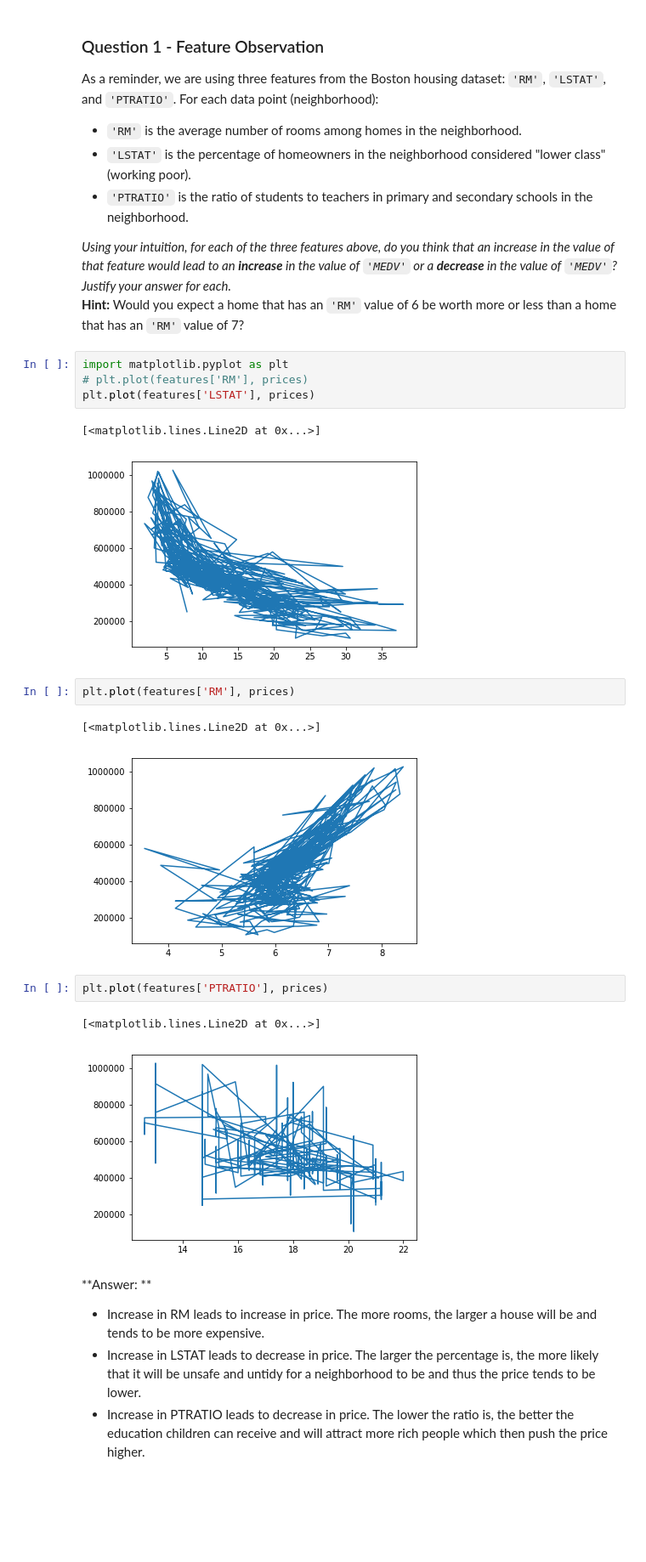
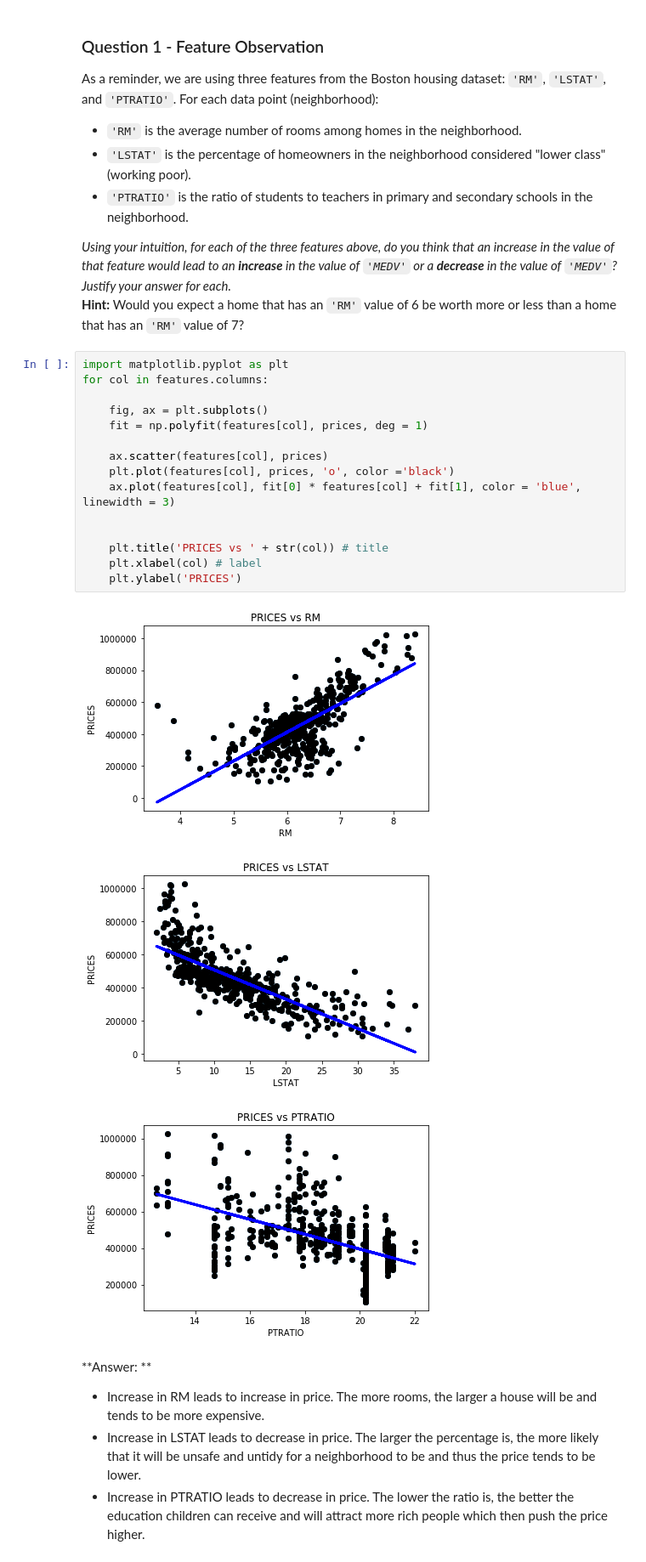
Before and after one commit to kyle1492/ml_project, a Jupyter notebook: boston_housing/boston_housing.ipynb, the cells around one changed output. Shown: that part at 85% size. Drawn from its saved outputs; the diff is of its cells as text; blank space fills up the shorter version.

```diff
--- a/boston_housing/boston_housing.ipynb
+++ b/boston_housing/boston_housing.ipynb
@@ -96,23 +96,25 @@ As a reminder, we are using three features from the Boston housing dataset: `'RM
 
 _Using your intuition, for each of the three features above, do you think that an increase in the value of that feature would lead to an **increase** in the value of `'MEDV'` or a **decrease** in the value of `'MEDV'`? Justify your answer for each._
 **Hint:** Would you expect a home that has an `'RM'` value of 6 be worth more or less than a home that has an `'RM'` value of 7?
-# %%
-import matplotlib.pyplot as plt
-# plt.plot(features['RM'], prices)
-plt.plot(features['LSTAT'], prices)
-# %% [output]
-[<matplotlib.lines.Line2D at 0x...>]
-[figure, removed]
-# %%
-plt.plot(features['RM'], prices)
-# %% [output]
-[<matplotlib.lines.Line2D at 0x...>]
-[figure, removed]
-# %%
-plt.plot(features['PTRATIO'], prices)
-# %% [output]
-[<matplotlib.lines.Line2D at 0x...>]
-[figure, removed]
+# %%
+import matplotlib.pyplot as plt
+for col in features.columns:
+
+    fig, ax = plt.subplots()
+    fit = np.polyfit(features[col], prices, deg = 1)
+
+    ax.scatter(features[col], prices)
+    plt.plot(features[col], prices, 'o', color ='black')
+    ax.plot(features[col], fit[0] * features[col] + fit[1], color = 'blue', linewidth = 3)
+
+
+    plt.title('PRICES vs ' + str(col)) # title
+    plt.xlabel(col) # label
+    plt.ylabel('PRICES')
+# %% [output]
+[figure, added]
+[figure, added]
+[figure, added]
 # %% [markdown]
 **Answer: **
 
```
Also changed, not shown: parts of 4 cells of this notebook, 1 other file.
